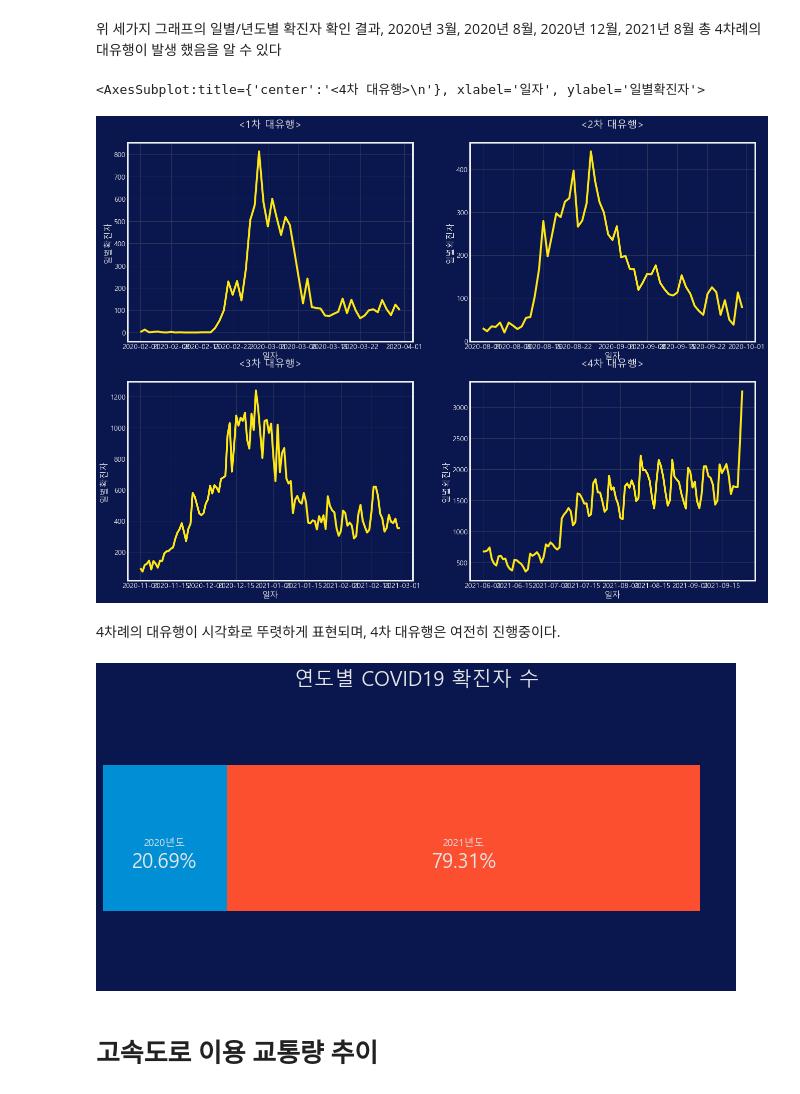
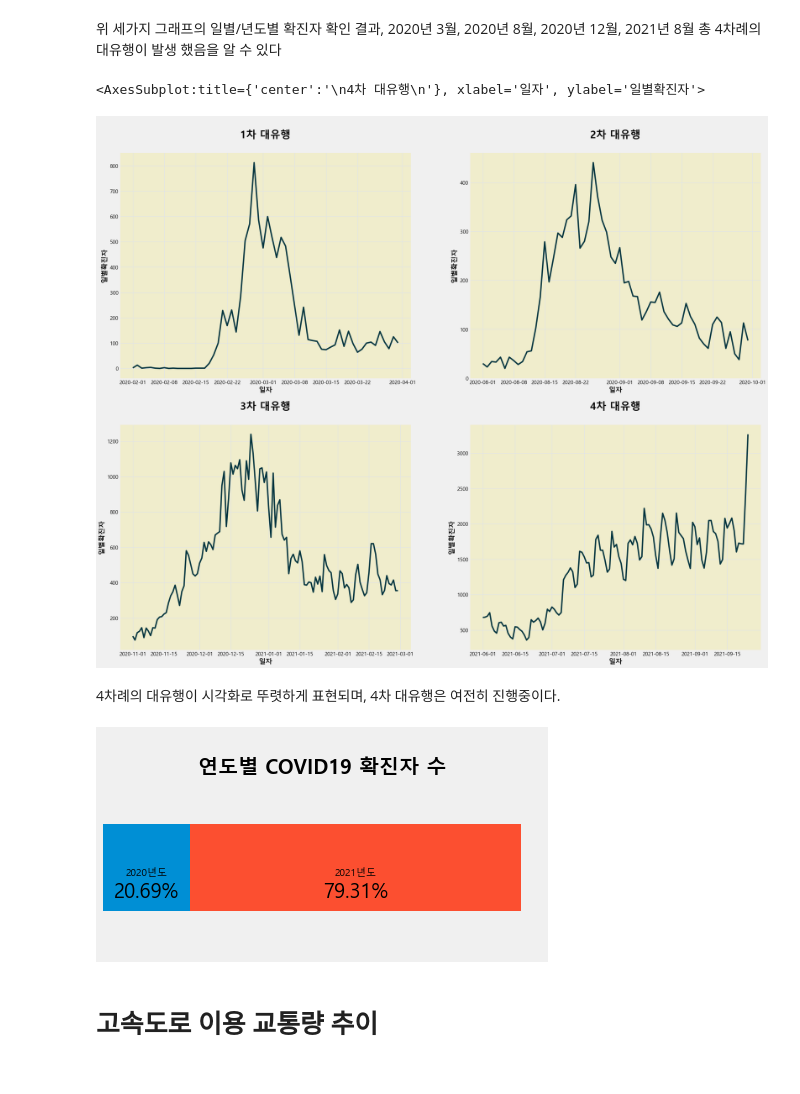
Before and after one commit to WooShangHyeon/damentor_3, a Jupyter notebook: FINAL_SAMHYUNTECH-시각화2.ipynb, the cells around one changed output. Cells and saved outputs as stored; diff of their text form; code cells hidden in the pictures.

```diff
--- a/FINAL_SAMHYUNTECH-시각화2.ipynb
+++ b/FINAL_SAMHYUNTECH-시각화2.ipynb
@@ -19,16 +19,17 @@ from datetime import datetime
 
 matplotlib.rcParams['axes.unicode_minus'] = False
 # %%
-ColorGrid='#2A3459'
-ColorLine1='#FEE715'
+ColorGrid='#DCE2F0'
+ColorLine1='#02343F'
 ColorLine2='#127319'
 
 plt.rc('font', family='Malgun Gothic')
 plt.style.use('fivethirtyeight')
-for param in ['figure.facecolor', 'axes.facecolor', 'savefig.facecolor']:
-    plt.rcParams[param] = '#0A174E'  # 배경색깔
+for param in ['axes.facecolor', 'savefig.facecolor']:
+    plt.rcParams[param] = '#F0EDCC'  # 배경색깔
+
 for param in ['text.color', 'axes.labelcolor', 'xtick.color', 'ytick.color']:
-    plt.rcParams[param] = '0.9'  # very light grey
+    plt.rcParams[param] = '0'  # very light grey
 pd.set_option('mode.chained_assignment',  None)
 # %%
 def pointing(x,y,ran,arr,m,up,bboxsize): # 점 찍는 함수, x : index, y : index, ran : 범위, m : max(True) min(False) ,up : 위치 조정, bboxsize : 박스 사이즈
@@ -152,24 +165,29 @@ covid_data_4th_pandemic=covid_data_new[(covid_data_new.년도==2021) & ((covid_d
 # %%
 # 대유행 기간 확진자 수 시각화
 
 fig, axes=plt.subplots(nrows=2, ncols=2)
-fig.set_size_inches(20,15)
+fig.set_size_inches(30,25)
 
-axes[0][0].set(title='<1차 대유행>\n')
-axes[0][1].set(title='<2차 대유행>\n')
-axes[1][0].set(title='<3차 대유행>\n')
-axes[1][1].set(title='<4차 대유행>\n')
+axes[0][0].set_title('\n1차 대유행\n', weight='bold', size=30)
+axes[0][1].set_title('\n2차 대유행\n', weight='bold', size=30)
+axes[1][0].set_title('\n3차 대유행\n', weight='bold', size=30)
+axes[1][1].set_title('\n4차 대유행\n', weight='bold', size=30)
+
 for i in range(2):
     for j in range(2):
         axes[i][j].grid(color=ColorGrid)  # bluish dark grey, but slightly lighter than background
+        axes[i][j].tick_params(axis='x', labelsize=15)
+        axes[i][j].tick_params(axis='y', labelsize=15)
+        axes[i][j].set_xlabel('일자',fontsize=20,weight='bold')
+        axes[i][j].set_ylabel('일별확진자',fontsize=20,weight='bold')
 
 sns.lineplot(data=covid_data_1st_pandemic,x='일자', y='일별확진자', ax=axes[0][0],color=ColorLine1)
 sns.lineplot(data=covid_data_2nd_pandemic,x='일자', y='일별확진자', ax=axes[0][1],color=ColorLine1)
 sns.lineplot(data=covid_data_3rd_pandemic,x='일자', y='일별확진자', ax=axes[1][0],color=ColorLine1)
 sns.lineplot(data=covid_data_4th_pandemic,x='일자', y='일별확진자', ax=axes[1][1],color=ColorLine1)
 # %% [output]
-<AxesSubplot:title={'center':'<4차 대유행>\n'}, xlabel='일자', ylabel='일별확진자'>
+<AxesSubplot:title={'center':'\n4차 대유행\n'}, xlabel='일자', ylabel='일별확진자'>
-[figure, old version]
+[figure, new version]
 # %% [markdown]
 4차례의 대유행이 시각화로 뚜렷하게 표현되며, 4차 대유행은 여전히 진행중이다.
 # %%
@@ -179,12 +197,12 @@ year_covid=pd.DataFrame(covid_data_new.groupby('년도')['일별확진자'].sum(
 
 total_decideCnt=year_covid[2020]+year_covid[2021]
 
-ax = year_covid.plot(kind='barh', stacked=True, title='연도별 COVID19 확진자 수', rot=0,figsize=(10,5))
+ax = year_covid.plot(kind='barh', stacked=True, rot=0,figsize=(7,3))
+plt.title('\n연도별 COVID19 확진자 수',weight='bold')
 for idx, p in enumerate(ax.patches):
     left, bottom, width, height = p.get_bbox().bounds
     ax.annotate(f"{2020+idx}년도", xy=(left+width/2, bottom+height/2), ha='center', va='top',fontsize=10)
     ax.annotate(f"\n\n{(width*100)/int(total_decideCnt):.2f}%", xy=(left+width/2, bottom+height/2), ha='center', va='center',fontsize=20)
-
 
 plt.box(False)
 ax.set_xticks([])
@@ -192,7 +210,7 @@ ax.set_yticks([])
 ax.get_legend().remove()
 plt.show()
 # %% [output]
-[figure, old version]
+[figure, new version]
 # %% [markdown]
 # 고속도로 이용 교통량 추이
 # %%
```
Also changed, not shown: parts of 22 cells of this notebook.
